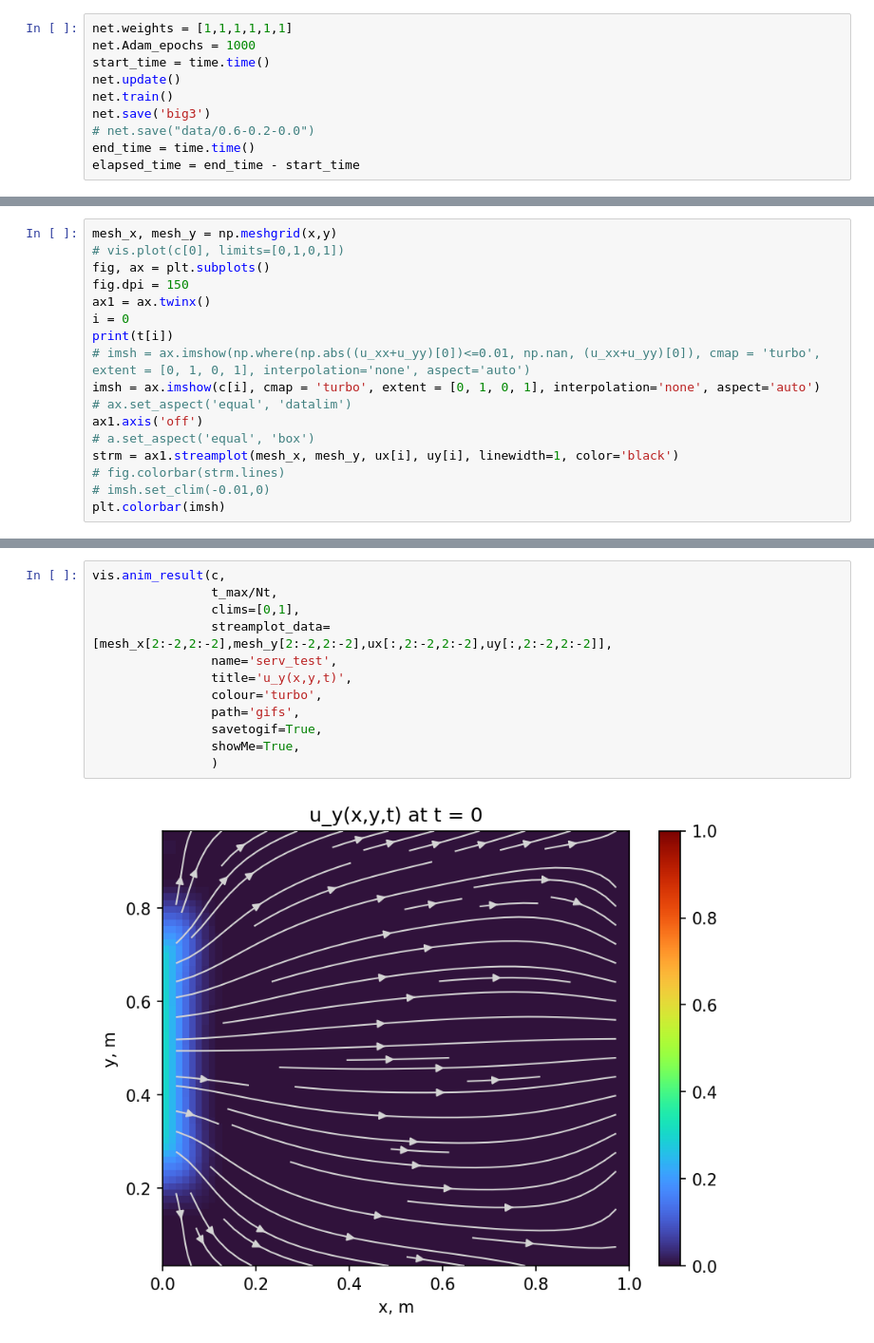
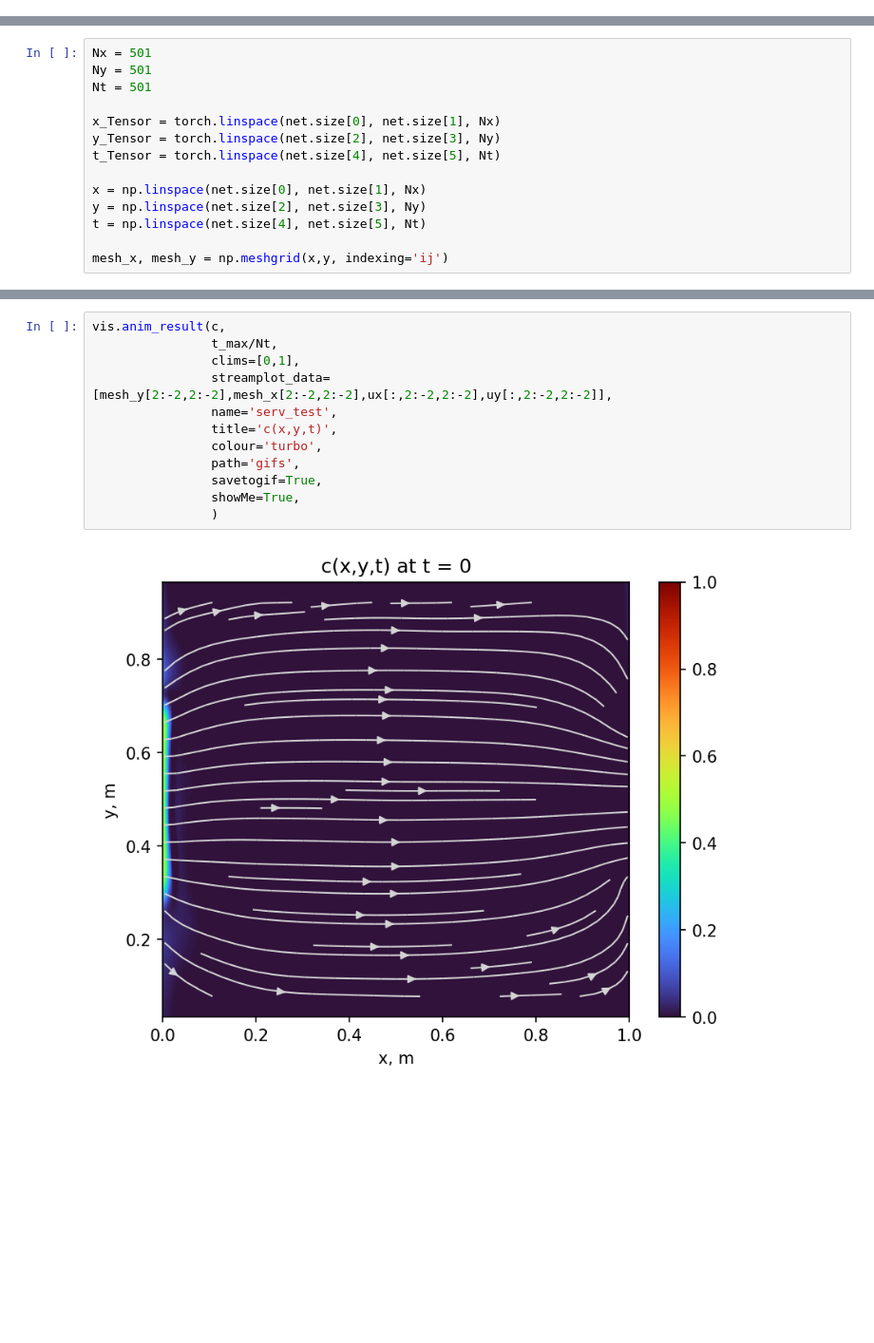
Before and after one commit to Kusok0vody/PyTorch_PiNN_for_Poisson_convection_equations_system, a Jupyter notebook: Poisson_Convection_test.ipynb, the cells around one changed output, grey strips where cells are left out. Shown at 95% size. Drawn from its saved outputs; the diff is of its cells as text; blank space fills up the shorter version.

```diff
--- a/Poisson_Convection_test.ipynb
+++ b/Poisson_Convection_test.ipynb
@@ -116,12 +149,2 @@ net.load("data/big2")
 # for i in range(len(net.c)):
     # print (i+1, net.X[i].item(),net.x_IC[i].item())
-# %%
-net.weights = [1,1,1,1,1,1]
-net.Adam_epochs = 1000
-start_time = time.time()
-net.update()
-net.train()
-net.save('big3')
-# net.save("data/0.6-0.2-0.0")
-end_time = time.time()
-elapsed_time = end_time - start_time
@@ -183,0 +199,14 @@ torch.Size([509141, 3])
+# %%
+Nx = 501
+Ny = 501
+Nt = 501
+
+x_Tensor = torch.linspace(net.size[0], net.size[1], Nx)
+y_Tensor = torch.linspace(net.size[2], net.size[3], Ny)
+t_Tensor = torch.linspace(net.size[4], net.size[5], Nt)
+
+x = np.linspace(net.size[0], net.size[1], Nx)
+y = np.linspace(net.size[2], net.size[3], Ny)
+t = np.linspace(net.size[4], net.size[5], Nt)
+
+mesh_x, mesh_y = np.meshgrid(x,y, indexing='ij')
@@ -229,17 +285,0 @@ plt.xticks([0, (np.max(y)-chi)/2, (np.max(y)+chi)/2 ,1])
-# %%
-mesh_x, mesh_y = np.meshgrid(x,y)
-# vis.plot(c[0], limits=[0,1,0,1])
-fig, ax = plt.subplots()
-fig.dpi = 150
-ax1 = ax.twinx()
-i = 0
-print(t[i])
-# imsh = ax.imshow(np.where(np.abs((u_xx+u_yy)[0])<=0.01, np.nan, (u_xx+u_yy)[0]), cmap = 'turbo', extent = [0, 1, 0, 1], interpolation='none', aspect='auto')
-imsh = ax.imshow(c[i], cmap = 'turbo', extent = [0, 1, 0, 1], interpolation='none', aspect='auto')
-# ax.set_aspect('equal', 'datalim')
-ax1.axis('off')
-# a.set_aspect('equal', 'box')
-strm = ax1.streamplot(mesh_x, mesh_y, ux[i], uy[i], linewidth=1, color='black')
-# fig.colorbar(strm.lines)
-# imsh.set_clim(-0.01,0)
-plt.colorbar(imsh)
@@ -250,14 +334,14 @@ plt.colorbar(imsh)
 # %%
 vis.anim_result(c,
                 t_max/Nt,
                 clims=[0,1],
-                streamplot_data=[mesh_x[2:-2,2:-2],mesh_y[2:-2,2:-2],ux[:,2:-2,2:-2],uy[:,2:-2,2:-2]],
+                streamplot_data=[mesh_y[2:-2,2:-2],mesh_x[2:-2,2:-2],ux[:,2:-2,2:-2],uy[:,2:-2,2:-2]],
                 name='serv_test',
-                title='u_y(x,y,t)',
+                title='c(x,y,t)',
                 colour='turbo',
                 path='gifs',
                 savetogif=True,
                 showMe=True,
                 )
 # %% [output]
-[figure, old version]
+[figure, new version]
```
Also changed, not shown: parts of 20 cells of this notebook, 5 other files.
